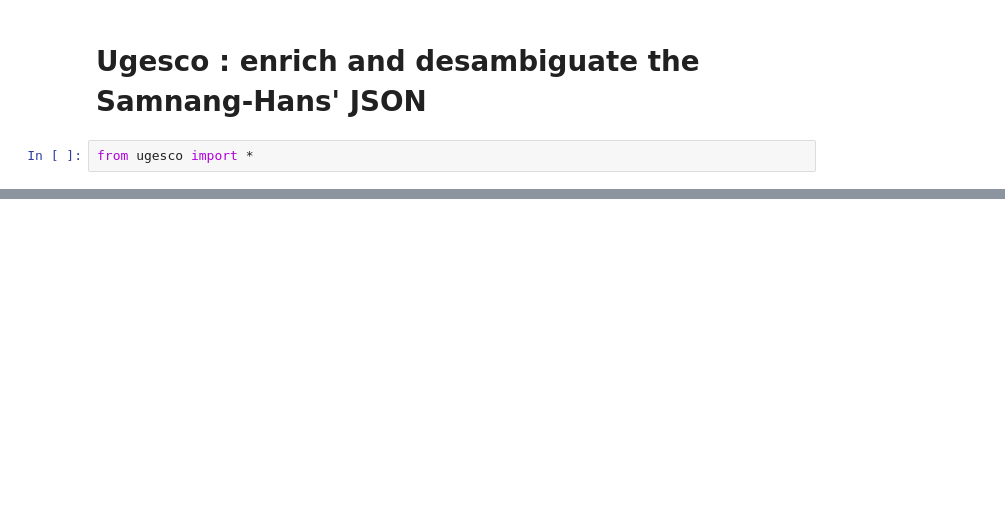
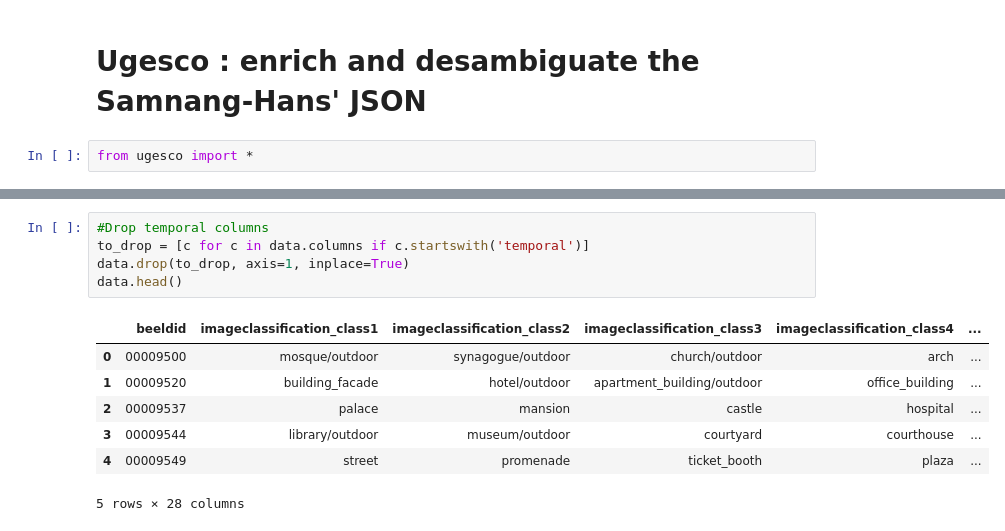
Before and after one commit to DalavanCloud/UGESCO, a Jupyter notebook: main_notebook.ipynb, the cells around one changed output, grey strips where cells are left out. Cells and saved outputs as stored; diff of their text form; blank space fills up the shorter version.

```diff
--- a/main_notebook.ipynb
+++ b/main_notebook.ipynb
@@ -43,0 +50,13 @@ data.head(20)
+# %%
+#Drop temporal columns
+to_drop = [c for c in data.columns if c.startswith('temporal')]
+data.drop(to_drop, axis=1, inplace=True)
+data.head()
+# %% [output]
+|  | beeldid | imageclassification_class1 | imageclassification_class2 | imageclassification_class3 | imageclassification_class4 | ... |
+| 0 | 00009500 | mosque/outdoor | synagogue/outdoor | church/outdoor | arch | ... |
+| 1 | 00009520 | building_facade | hotel/outdoor | apartment_building/outdoor | office_building | ... |
+| 2 | 00009537 | palace | mansion | castle | hospital | ... |
+| 3 | 00009544 | library/outdoor | museum/outdoor | courtyard | courthouse | ... |
+| 4 | 00009549 | street | promenade | ticket_booth | plaza | ... |
+5 rows × 28 columns
```
Also changed, not shown: parts of 20 cells of this notebook, 8 other files.
